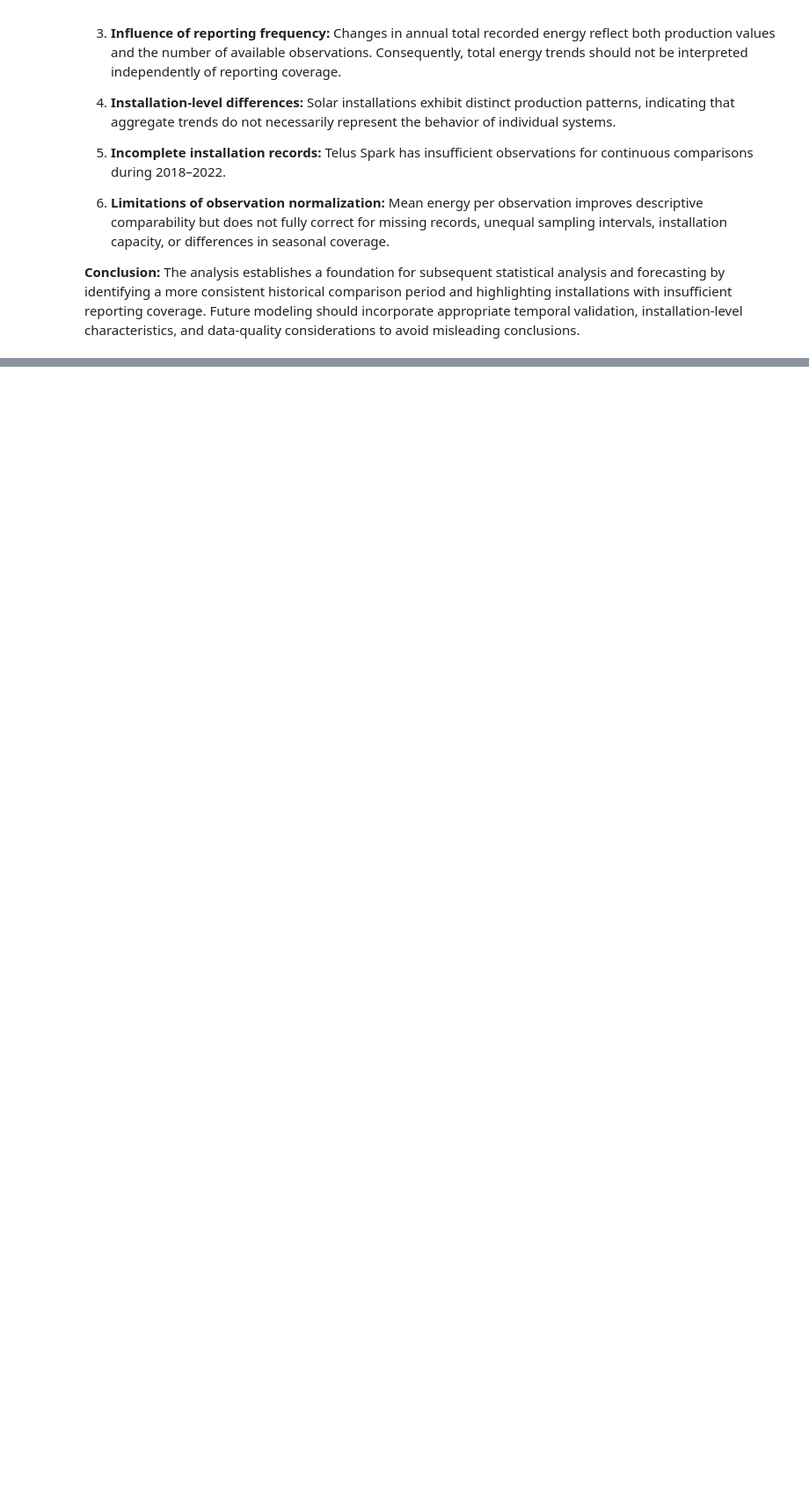
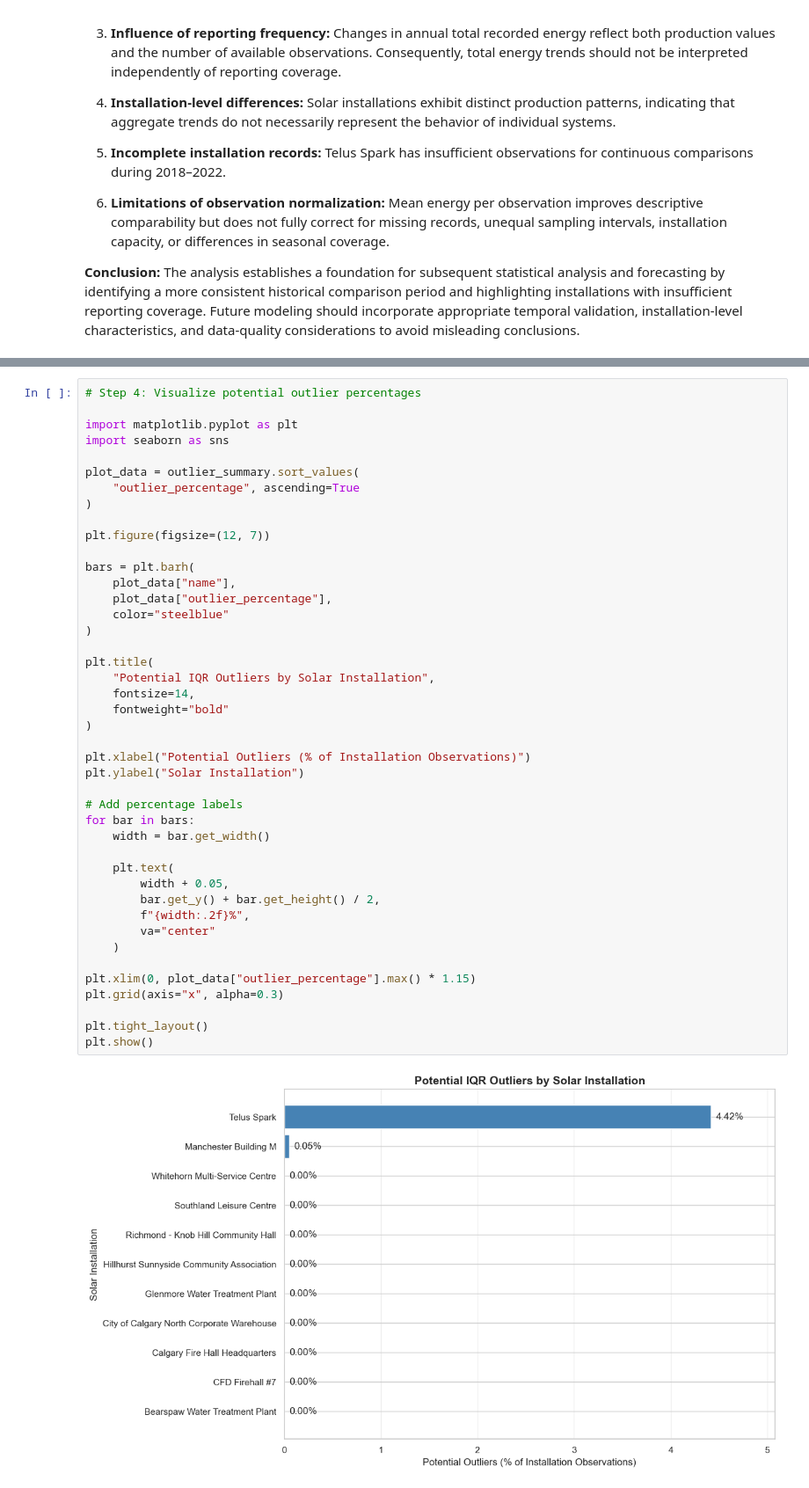
Before and after one commit to damisar/Solar-Energy-Production-Analysis, a Jupyter notebook: notebooks/solar_production_eda.ipynb, the cells around one changed output, grey strips where cells are left out. Shown at 88% size. Cells and saved outputs as stored; diff of their text form; blank space fills up the shorter version.

```diff
--- a/notebooks/solar_production_eda.ipynb
+++ b/notebooks/solar_production_eda.ipynb
@@ -2972,0 +3313,45 @@ The main findings are:
+# %%
+# Step 4: Visualize potential outlier percentages
+
+import matplotlib.pyplot as plt
+import seaborn as sns
+
+plot_data = outlier_summary.sort_values(
+    "outlier_percentage", ascending=True
+)
+
+plt.figure(figsize=(12, 7))
+
+bars = plt.barh(
+    plot_data["name"],
+    plot_data["outlier_percentage"],
+    color="steelblue"
+)
+
+plt.title(
+    "Potential IQR Outliers by Solar Installation",
+    fontsize=14,
+    fontweight="bold"
+)
+
+plt.xlabel("Potential Outliers (% of Installation Observations)")
+plt.ylabel("Solar Installation")
+
+# Add percentage labels
+for bar in bars:
+    width = bar.get_width()
+
+    plt.text(
+        width + 0.05,
+        bar.get_y() + bar.get_height() / 2,
+        f"{width:.2f}%",
+        va="center"
+    )
+
+plt.xlim(0, plot_data["outlier_percentage"].max() * 1.15)
+plt.grid(axis="x", alpha=0.3)
+
+plt.tight_layout()
+plt.show()
+# %% [output]
+[figure, added]
```
Also changed, not shown: parts of 14 cells of this notebook.
